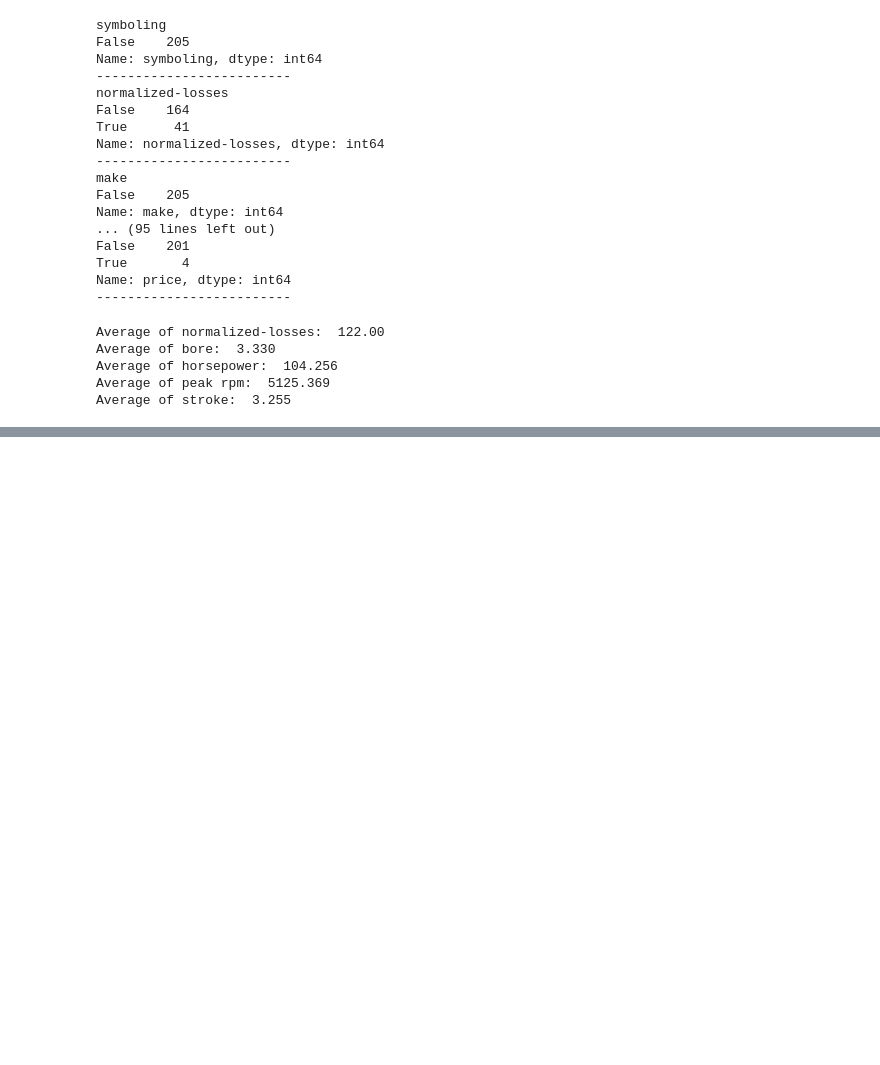
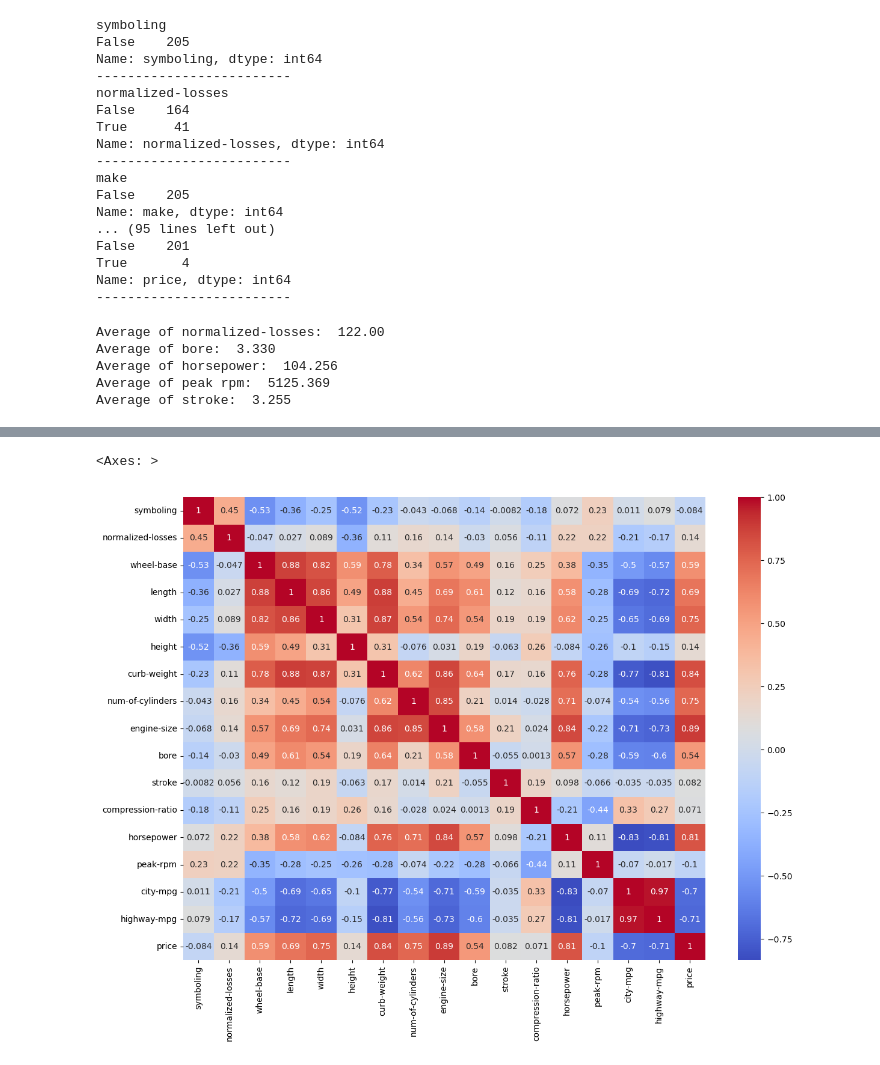
Before and after one commit to ltqnkhtn12/midExam_XDA, a Jupyter notebook: mid_exam.ipynb, the cells around one changed output, grey strips where cells are left out. Cells and saved outputs as stored; diff of their text form; code cells hidden in the pictures; blank space fills up the shorter version.

```diff
--- a/mid_exam.ipynb
+++ b/mid_exam.ipynb
@@ -188,0 +259,10 @@ dataset['normalized-losses'].replace(np.nan, '%.3f' % 122, inplace=True)
+# %%
+# xóa giá trị nan trong biến price
+
+dataset.dropna(subset=['price'], axis=0, inplace=True)
+# %%
+# xóa giá trị nan trong biến bore
+
+dataset.dropna(subset=['bore'], axis=0, inplace=True)
+# %%
+dataset.reset_index(drop=True, inplace=True)
@@ -188,0 +330,4 @@ dataset['normalized-losses'].replace(np.nan, '%.3f' % 122, inplace=True)
+# %%
+# một số biến có giá trị là "số" tuy nhiên máy đang hiểu là dạng "đối tượng", ta cần chuyển đổi dạng dữ liệu sang float64
+
+dataset[['normalized-losses','bore','stroke','price','peak-rpm','horsepower']] = dataset[['normalized-losses','bore','stroke','price','peak-rpm','horsepower']].astype('float')
@@ -188,0 +378,9 @@ dataset['normalized-losses'].replace(np.nan, '%.3f' % 122, inplace=True)
+# %%
+# hiển thị dữ liệu
+
+import seaborn as sns
+plt.figure(figsize=(14,10))
+sns.heatmap(dataset.corr(), annot=True, cmap='coolwarm') # vẽ mã trận tương quan (có thể sử dụng để lựa chọn biến x đầu vào)
+# %% [output]
+<Axes: >
+[figure, added]
```
Also changed, not shown: parts of 18 cells of this notebook.
